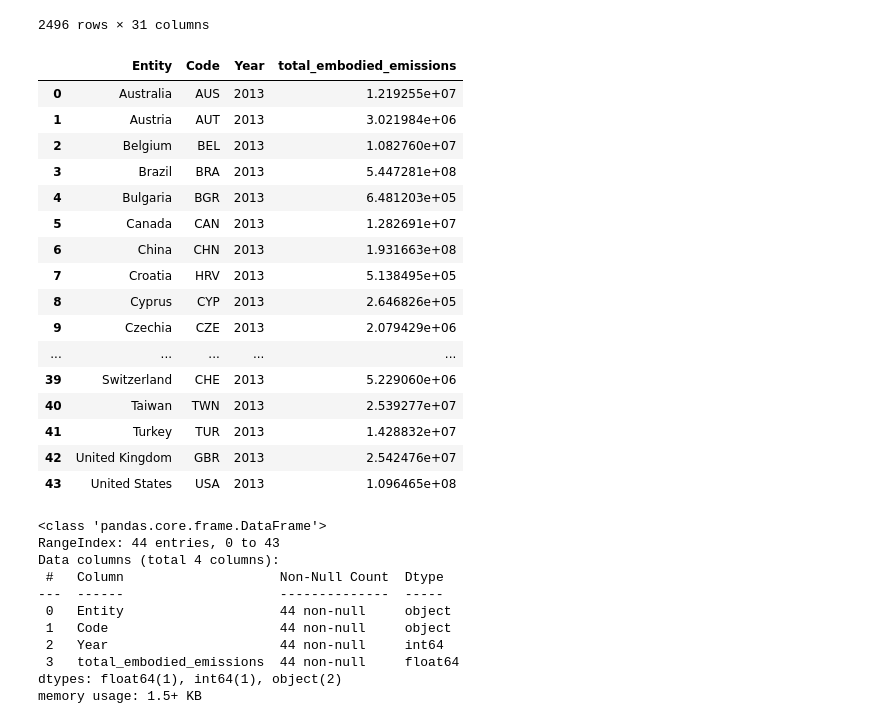
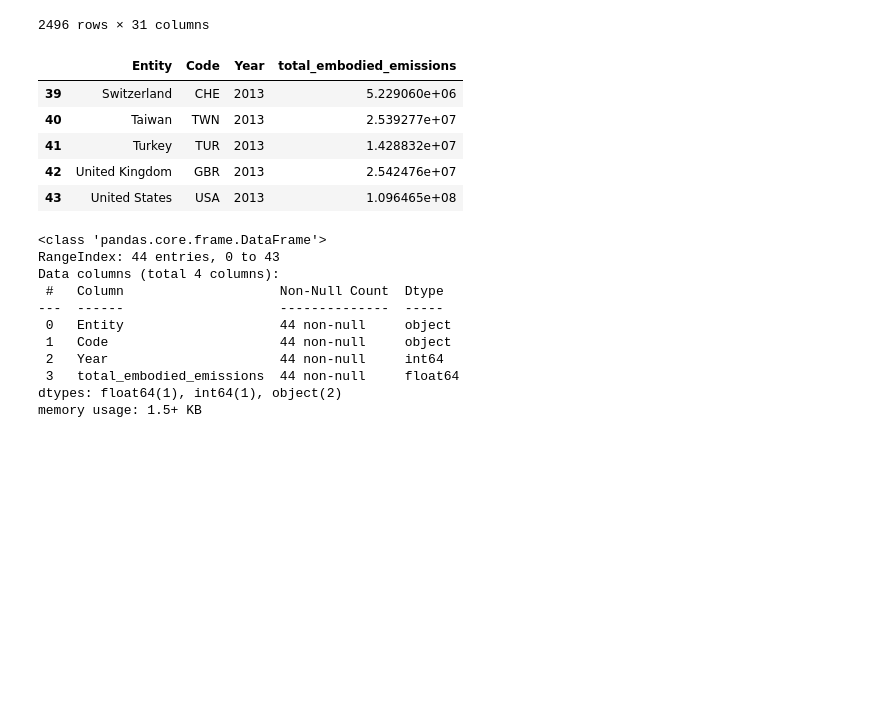
Before and after one commit to CatarinaCosta02/AIS, a Jupyter notebook: ais.ipynb, the cells around one changed output. Saved outputs shown, nothing was run; the diff lists cells and outputs as text; code cells hidden in the pictures; blank space fills up the shorter version.

```diff
--- a/ais.ipynb
+++ b/ais.ipynb
@@ -77,20 +74,9 @@ df_agroFood
 | 6964 | Zimbabwe | 2020 | 481.9027 | 48.4197 | 108.3022 | 7.9733 | 0.0 | ... |
 2496 rows × 31 columns
 # %%
-df_co2Deforest
+df_co2Deforest.tail()
 # %% [output]
 |  | Entity | Code | Year | total_embodied_emissions |
-| 0 | Australia | AUS | 2013 | 1.219255e+07 |
-| 1 | Austria | AUT | 2013 | 3.021984e+06 |
-| 2 | Belgium | BEL | 2013 | 1.082760e+07 |
-| 3 | Brazil | BRA | 2013 | 5.447281e+08 |
-| 4 | Bulgaria | BGR | 2013 | 6.481203e+05 |
-| 5 | Canada | CAN | 2013 | 1.282691e+07 |
-| 6 | China | CHN | 2013 | 1.931663e+08 |
-| 7 | Croatia | HRV | 2013 | 5.138495e+05 |
-| 8 | Cyprus | CYP | 2013 | 2.646826e+05 |
-| 9 | Czechia | CZE | 2013 | 2.079429e+06 |
-| ... | ... | ... | ... | ... |
 | 39 | Switzerland | CHE | 2013 | 5.229060e+06 |
 | 40 | Taiwan | TWN | 2013 | 2.539277e+07 |
 | 41 | Turkey | TUR | 2013 | 1.428832e+07 |
```
Also changed, not shown: parts of 17 cells of this notebook.
